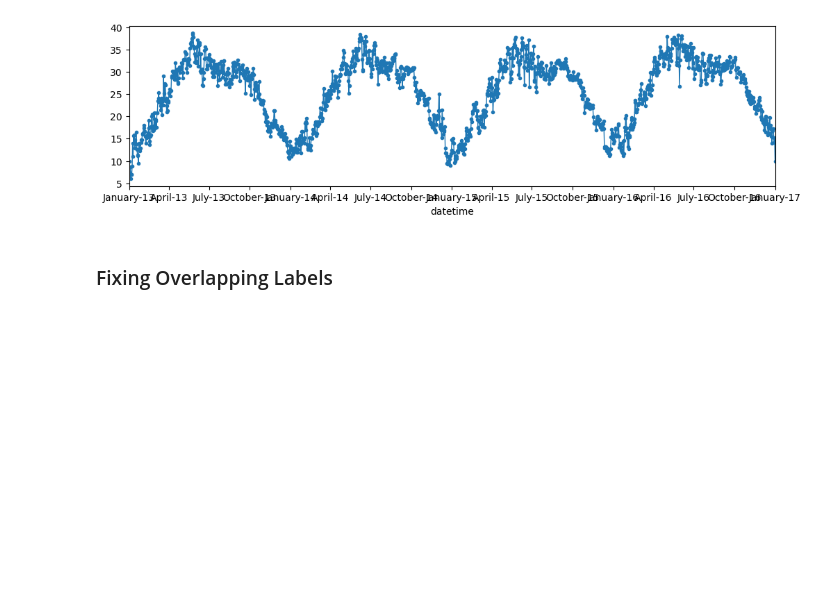
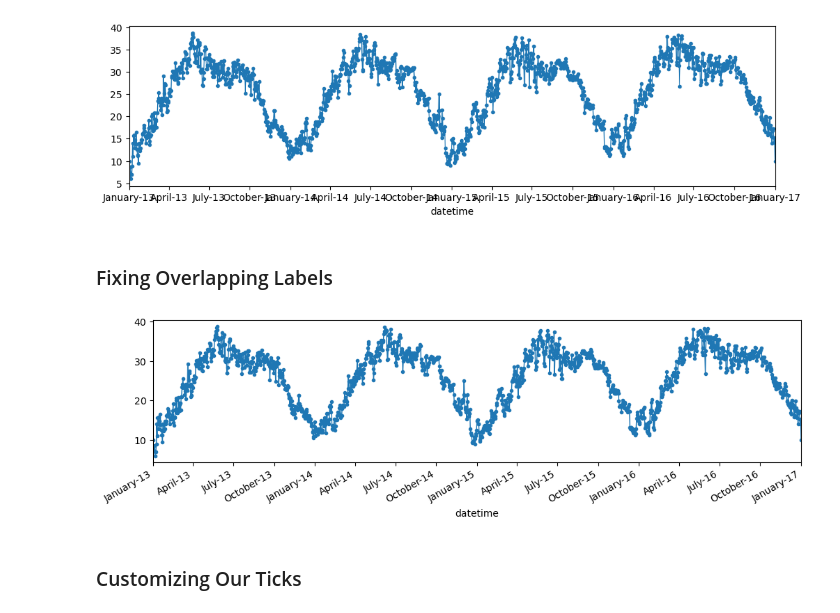
Before and after one commit to EhLeeOod/time-series, a Jupyter notebook: PRACTICE.ipynb, the cells around one changed output. Cells and saved outputs as stored; diff of their text form; code cells hidden in the pictures; blank space fills up the shorter version.

```diff
--- a/PRACTICE.ipynb
+++ b/PRACTICE.ipynb
@@ -309,0 +311,13 @@ ax.xaxis.set_major_formatter(format_months)
+# %%
+# get fig
+fig = ax.get_figure()
+
+# use autofmt_xdate() method
+fig.autofmt_xdate()
+# %%
+# dates are formatted automatically
+fig
+# %% [output]
+[figure, added]
+# %% [markdown]
+### Customizing Our Ticks
```
Also changed, not shown: parts of 11 cells of this notebook.
